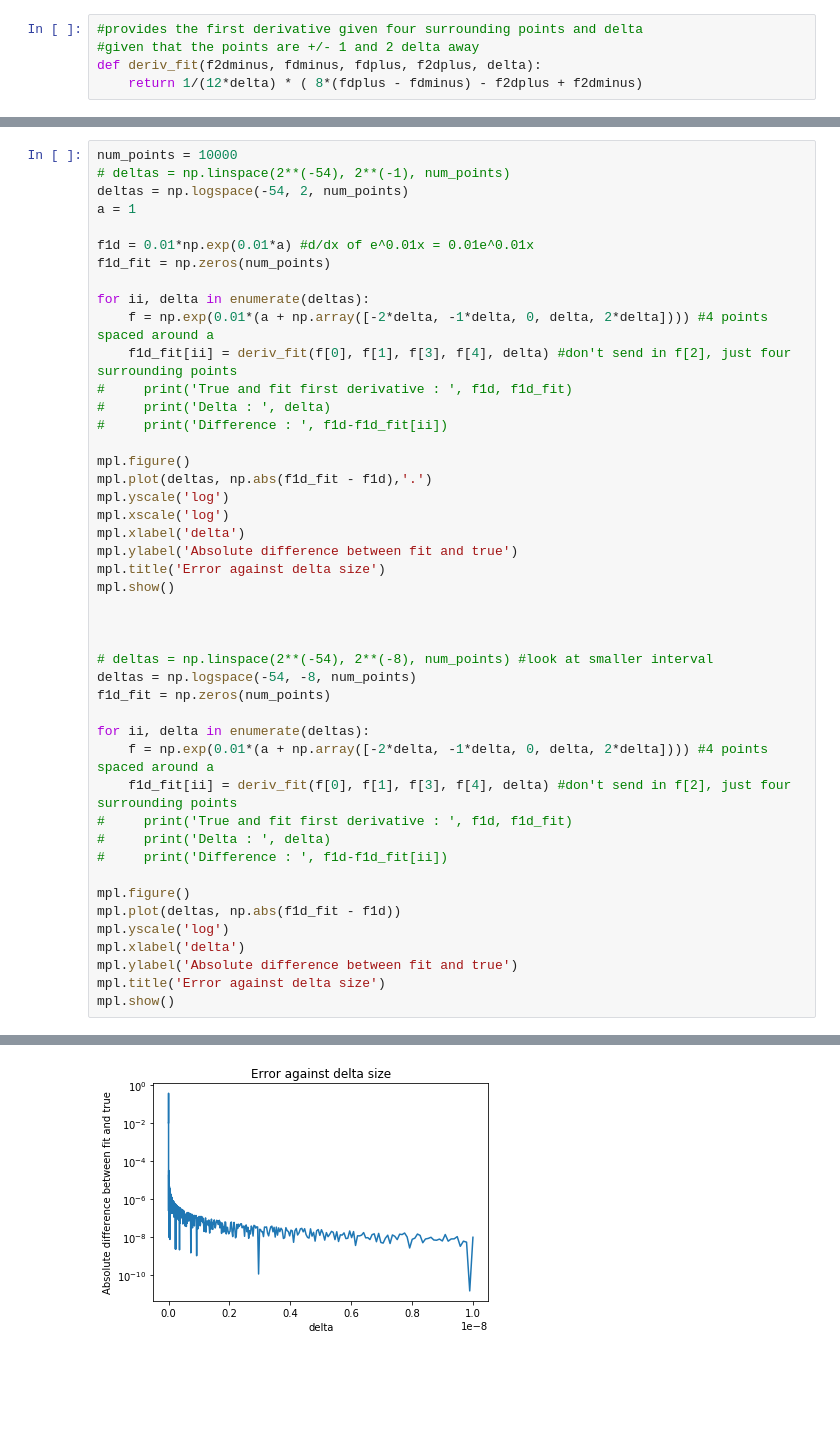
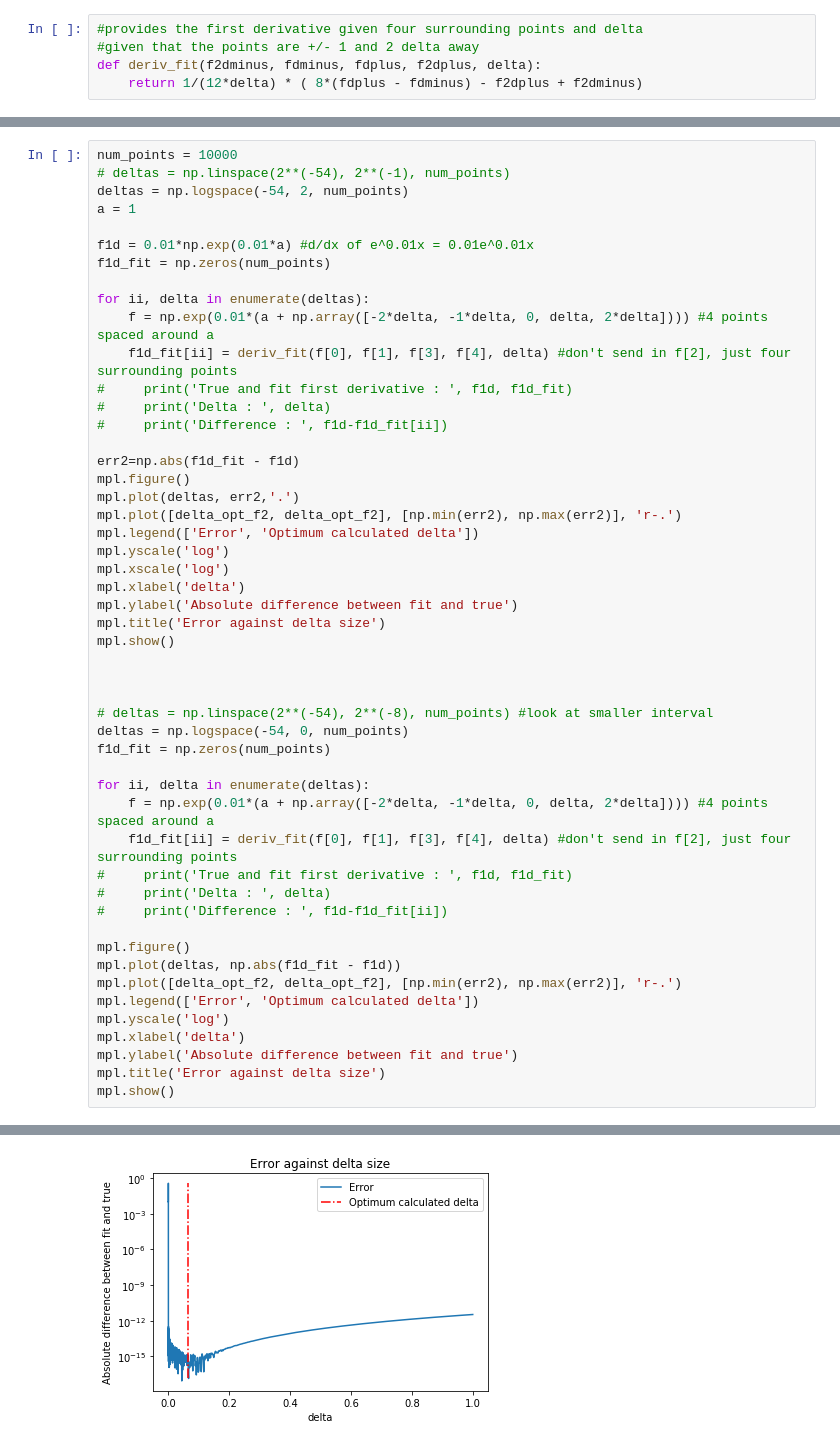
Before and after one commit to lizzord/phys512hw, a Jupyter notebook: problemset1/problem1.ipynb, the cells around one changed output, grey strips where cells are left out. Drawn from its saved outputs; the diff is of its cells as text; blank space fills up the shorter version.

```diff
--- a/problemset1/problem1.ipynb
+++ b/problemset1/problem1.ipynb
@@ -131,8 +156,11 @@ for ii, delta in enumerate(deltas):
 #     print('Delta : ', delta)
 #     print('Difference : ', f1d-f1d_fit[ii])
 
+err2=np.abs(f1d_fit - f1d)
 mpl.figure()
-mpl.plot(deltas, np.abs(f1d_fit - f1d),'.')
+mpl.plot(deltas, err2,'.')
+mpl.plot([delta_opt_f2, delta_opt_f2], [np.min(err2), np.max(err2)], 'r-.')
+mpl.legend(['Error', 'Optimum calculated delta'])
 mpl.yscale('log')
 mpl.xscale('log')
 mpl.xlabel('delta')
@@ -143,7 +171,7 @@ mpl.show()
 
 
 # deltas = np.linspace(2**(-54), 2**(-8), num_points) #look at smaller interval
-deltas = np.logspace(-54, -8, num_points)
+deltas = np.logspace(-54, 0, num_points)
 f1d_fit = np.zeros(num_points)
 
 for ii, delta in enumerate(deltas):
@@ -155,6 +183,8 @@ for ii, delta in enumerate(deltas):
 
 mpl.figure()
 mpl.plot(deltas, np.abs(f1d_fit - f1d))
+mpl.plot([delta_opt_f2, delta_opt_f2], [np.min(err2), np.max(err2)], 'r-.')
+mpl.legend(['Error', 'Optimum calculated delta'])
 mpl.yscale('log')
 mpl.xlabel('delta')
 mpl.ylabel('Absolute difference between fit and true')
@@ -165,2 +195,2 @@ mpl.show()
-[figure, old version]
+[figure, new version]
 # %% [markdown]
```
Also changed, not shown: parts of 5 cells of this notebook, 1 other file.
